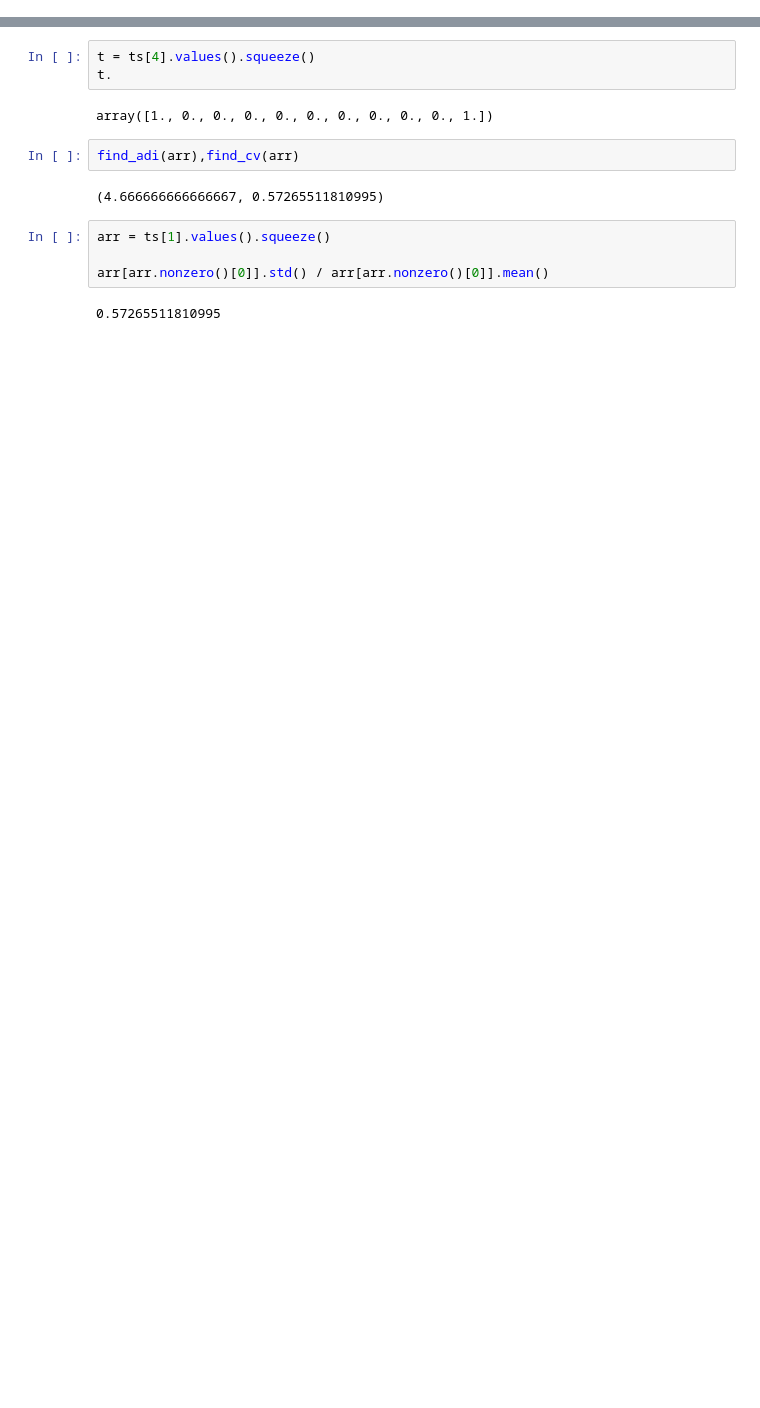
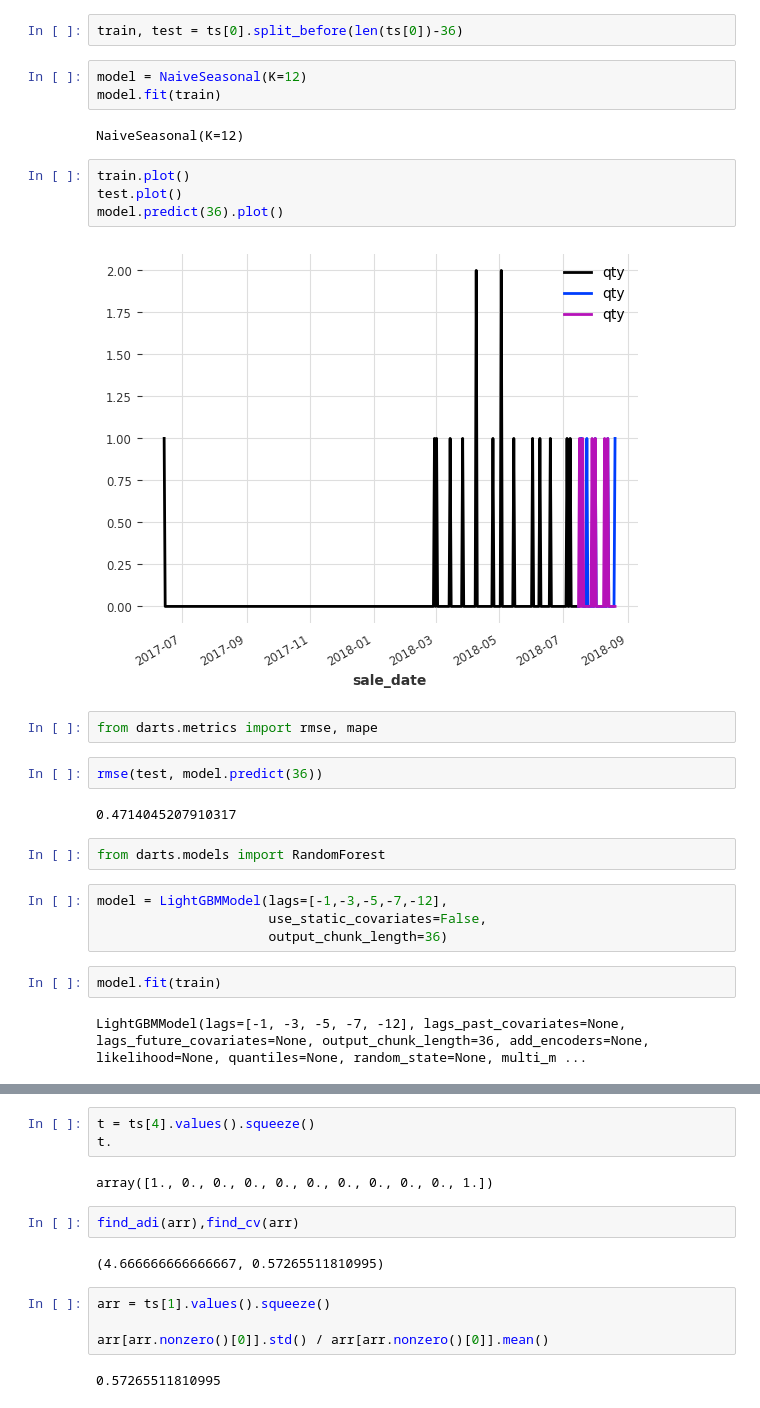
Before and after one commit to nasserboan/olist-sales-forecasting, a Jupyter notebook: notebooks/eda_forecastability_NSB_1.0.ipynb, the cells around one changed output, grey strips where cells are left out. Drawn from its saved outputs; the diff is of its cells as text; blank space fills up the shorter version.

```diff
--- a/notebooks/eda_forecastability_NSB_1.0.ipynb
+++ b/notebooks/eda_forecastability_NSB_1.0.ipynb
@@ -24,0 +96,29 @@ most_sold = (
+# %%
+train, test = ts[0].split_before(len(ts[0])-36)
+# %%
+model = NaiveSeasonal(K=12)
+model.fit(train)
+# %% [output]
+NaiveSeasonal(K=12)
+# %%
+train.plot()
+test.plot()
+model.predict(36).plot()
+# %% [output]
+[figure, added]
+# %%
+from darts.metrics import rmse, mape
+# %%
+rmse(test, model.predict(36))
+# %% [output]
+0.4714045207910317
+# %%
+from darts.models import RandomForest
+# %%
+model = LightGBMModel(lags=[-1,-3,-5,-7,-12],
+                      use_static_covariates=False,
+                      output_chunk_length=36)
+# %%
+model.fit(train)
+# %% [output]
+LightGBMModel(lags=[-1, -3, -5, -7, -12], lags_past_covariates=None, lags_future_covariates=None, output_chunk_length=36, add_encoders=None, likelihood=None, quantiles=None, random_state=None, multi_m ...
```
Also changed, not shown: parts of 54 cells of this notebook, 1 other file.
